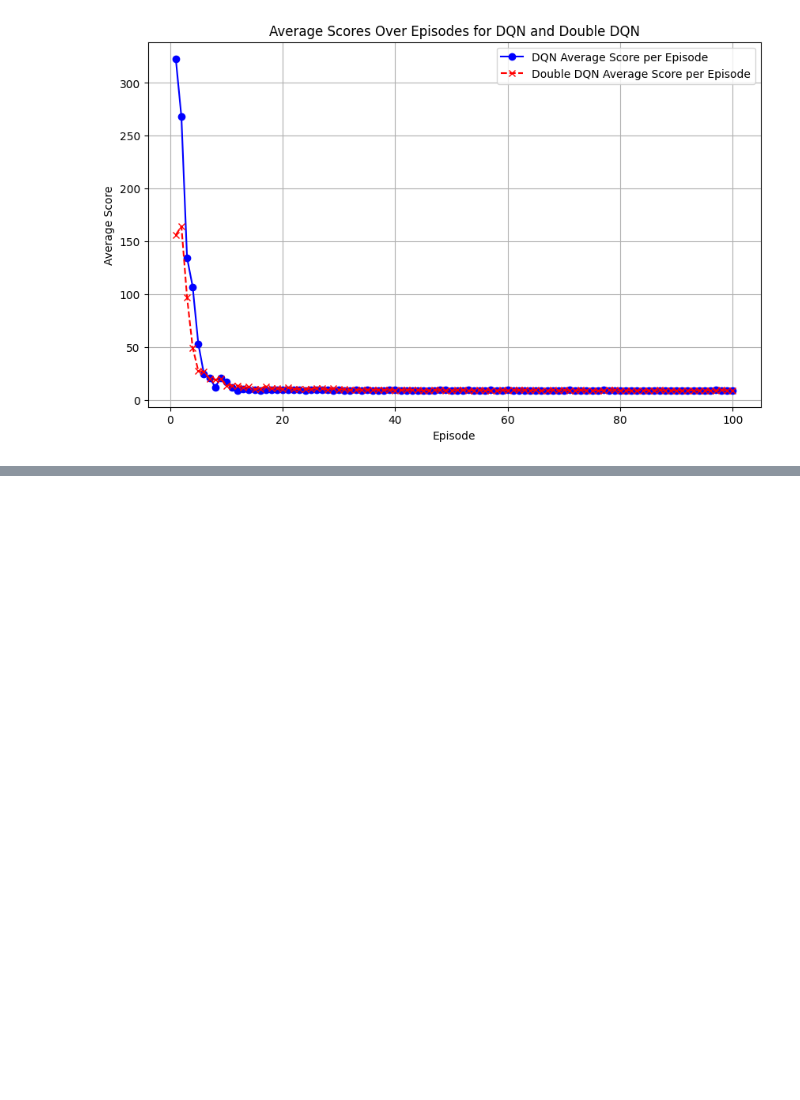
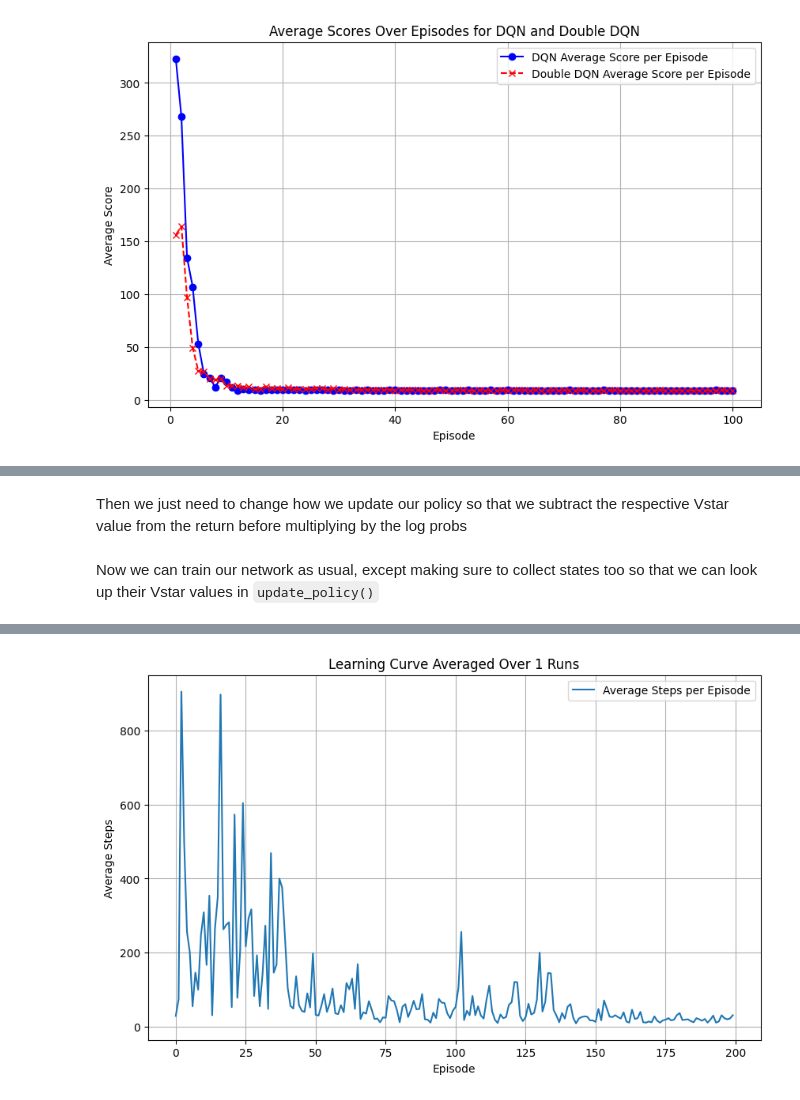
Before and after one commit to ayang903/DQN, a Jupyter notebook: ps2.ipynb, the cells around one changed output, grey strips where cells are left out. Drawn from its saved outputs; the diff is of its cells as text; code cells hidden in the pictures; blank space fills up the shorter version.

```diff
--- a/ps2.ipynb
+++ b/ps2.ipynb
@@ -241,0 +713,13 @@ plt.show()
+# %%
+class Policy(nn.Module):
+    def __init__(self):
+        super(Policy, self).__init__()
+        self.fc1 = nn.Linear(state_size, 128)
+        self.fc2 = nn.Linear(128, action_size)
+
+    def forward(self, x):
+        x = torch.relu(self.fc1(x))
+        x = self.fc2(x)
+        return torch.softmax(x, dim=-1)
+
+policy = Policy()
@@ -241,0 +822,7 @@ plt.show()
+# %%
+V_star = [10*gamma, 10, 10*gamma, 10*gamma**2,
+ 10*gamma**6, 10*gamma**5, 10*gamma**4, 10*gamma**3,
+ 10*gamma**7, 10*gamma**6, 10*gamma**5, 10*gamma**4,
+ 10*gamma**8, 10*gamma**7, 10*gamma**6, 10*gamma**5]
+# %% [markdown]
+Then we just need to change how we update our policy so that we subtract the respective Vstar value from the return before multiplying by the log probs
@@ -241,0 +851,59 @@ plt.show()
+# %% [markdown]
+Now we can train our network as usual, except making sure to collect states too so that we can look up their Vstar values in `update_policy()`
+# %%
+num_runs = 1
+num_episodes = 200
+
+# Initialize an array to store the number of steps for all runs
+steps_per_episode = np.zeros((num_runs, num_episodes))
+
+for run in range(num_runs):
+    env = gym.make('gym_examples/GridWorld-v0', size=4)
+    policy = Policy()  # Reinitialize your policy
+    optimizer_policy = optim.Adam(policy.parameters(), lr=0.005)
+
+    for episode in range(num_episodes):
+        state = env.reset()[0]['agent']
+        done = False
+
+        log_probs = []
+        rewards = []
+        states = []
+        steps = 0  # Initialize step counter for this episode
+
+        while not done:
+            # print(f"state: {np.argmax(state)}")
+            state_tensor = torch.tensor(state, dtype=torch.float32).reshape(1, -1)
+            probs = policy(state_tensor)
+            action = torch.multinomial(probs, 1).item()
+            log_prob = torch.log(probs[:, action])
+
+            next_state, reward, done, _, _ = env.step(action)
+            next_state = next_state['agent']
+
+            rewards.append(reward)
+            log_probs.append(log_prob)
+            states.append(np.argmax(state))  # Convert state to its index
+            state = next_state
+            steps += 1
+            # print("---")
+
+        steps_per_episode[run, episode] = steps
+        print(f"reached the treasure in {steps} steps. This is episode {episode}, updating policy now")
+        update_policy(policy, rewards, log_probs, states, V_star, optimizer_policy)
+
+    print(f"Run {run+1}/{num_runs} completed.")
+
+# Calculate the average number of steps across all runs for each episode
+average_steps = np.mean(steps_per_episode, axis=0)
+
+# Plotting the learning curve for steps
+plt.figure(figsize=(10, 6))
+plt.plot(average_steps, label='Average Steps per Episode')
+plt.title("Learning Curve Averaged Over 1 Runs")
+plt.xlabel("Episode")
+plt.ylabel("Average Steps")
+plt.legend()
+plt.grid(True)
+plt.show()
+# %% [output]
@@ -241,0 +927 @@ plt.show()
+[figure, added]
```
Also changed, not shown: parts of 34 cells of this notebook, 3 other files.
